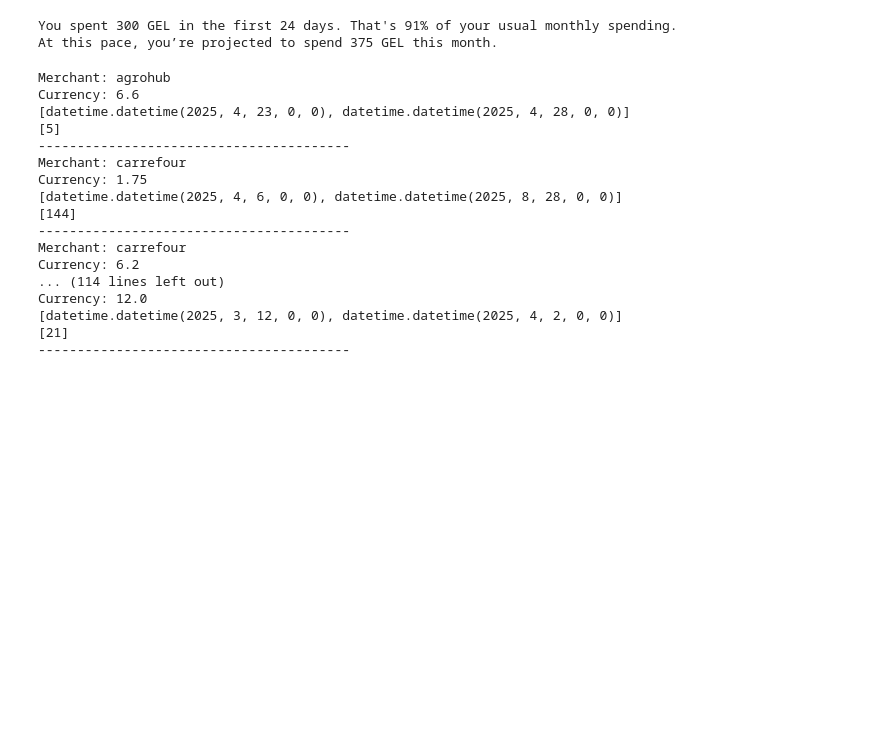
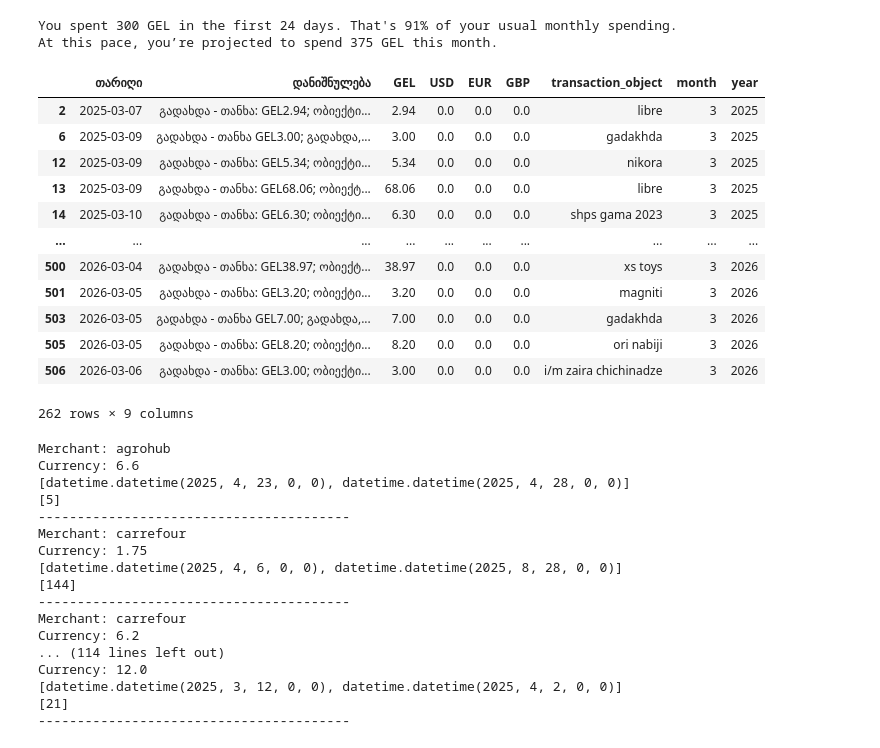
Before and after one commit to SabaGuledani/financeAI, a Jupyter notebook: ml/experiments/dashboards.ipynb, the cells around one changed output. Cells and saved outputs as stored; diff of their text form; code cells hidden in the pictures; blank space fills up the shorter version.

```diff
--- a/ml/experiments/dashboards.ipynb
+++ b/ml/experiments/dashboards.ipynb
@@ -167,6 +167,22 @@ df
 # %% [output]
 You spent 300 GEL in the first 24 days. That's 91% of your usual monthly spending.
 At this pace, you’re projected to spend 375 GEL this month.
+# %%
+df
+# %% [output]
+|  | თარიღი | დანიშნულება | GEL | USD | EUR | GBP | transaction_object | month | year |
+| 2 | 2025-03-07 | გადახდა - თანხა: GEL2.94; ობიექტი... | 2.94 | 0.0 | 0.0 | 0.0 | libre | 3 | 2025 |
+| 6 | 2025-03-09 | გადახდა - თანხა GEL3.00; გადახდა,... | 3.00 | 0.0 | 0.0 | 0.0 | gadakhda | 3 | 2025 |
+| 12 | 2025-03-09 | გადახდა - თანხა: GEL5.34; ობიექტი... | 5.34 | 0.0 | 0.0 | 0.0 | nikora | 3 | 2025 |
+| 13 | 2025-03-09 | გადახდა - თანხა: GEL68.06; ობიექტ... | 68.06 | 0.0 | 0.0 | 0.0 | libre | 3 | 2025 |
+| 14 | 2025-03-10 | გადახდა - თანხა: GEL6.30; ობიექტი... | 6.30 | 0.0 | 0.0 | 0.0 | shps gama 2023 | 3 | 2025 |
+| ... | ... | ... | ... | ... | ... | ... | ... | ... | ... |
+| 500 | 2026-03-04 | გადახდა - თანხა: GEL38.97; ობიექტ... | 38.97 | 0.0 | 0.0 | 0.0 | xs toys | 3 | 2026 |
+| 501 | 2026-03-05 | გადახდა - თანხა: GEL3.20; ობიექტი... | 3.20 | 0.0 | 0.0 | 0.0 | magniti | 3 | 2026 |
+| 503 | 2026-03-05 | გადახდა - თანხა GEL7.00; გადახდა,... | 7.00 | 0.0 | 0.0 | 0.0 | gadakhda | 3 | 2026 |
+| 505 | 2026-03-05 | გადახდა - თანხა: GEL8.20; ობიექტი... | 8.20 | 0.0 | 0.0 | 0.0 | ori nabiji | 3 | 2026 |
+| 506 | 2026-03-06 | გადახდა - თანხა: GEL3.00; ობიექტი... | 3.00 | 0.0 | 0.0 | 0.0 | i/m zaira chichinadze | 3 | 2026 |
+262 rows × 9 columns
 # %%
 #  --------------------- subscriptions code ----------------------
 # from datetime import datetime
```
Also changed, not shown: 2 other files.
